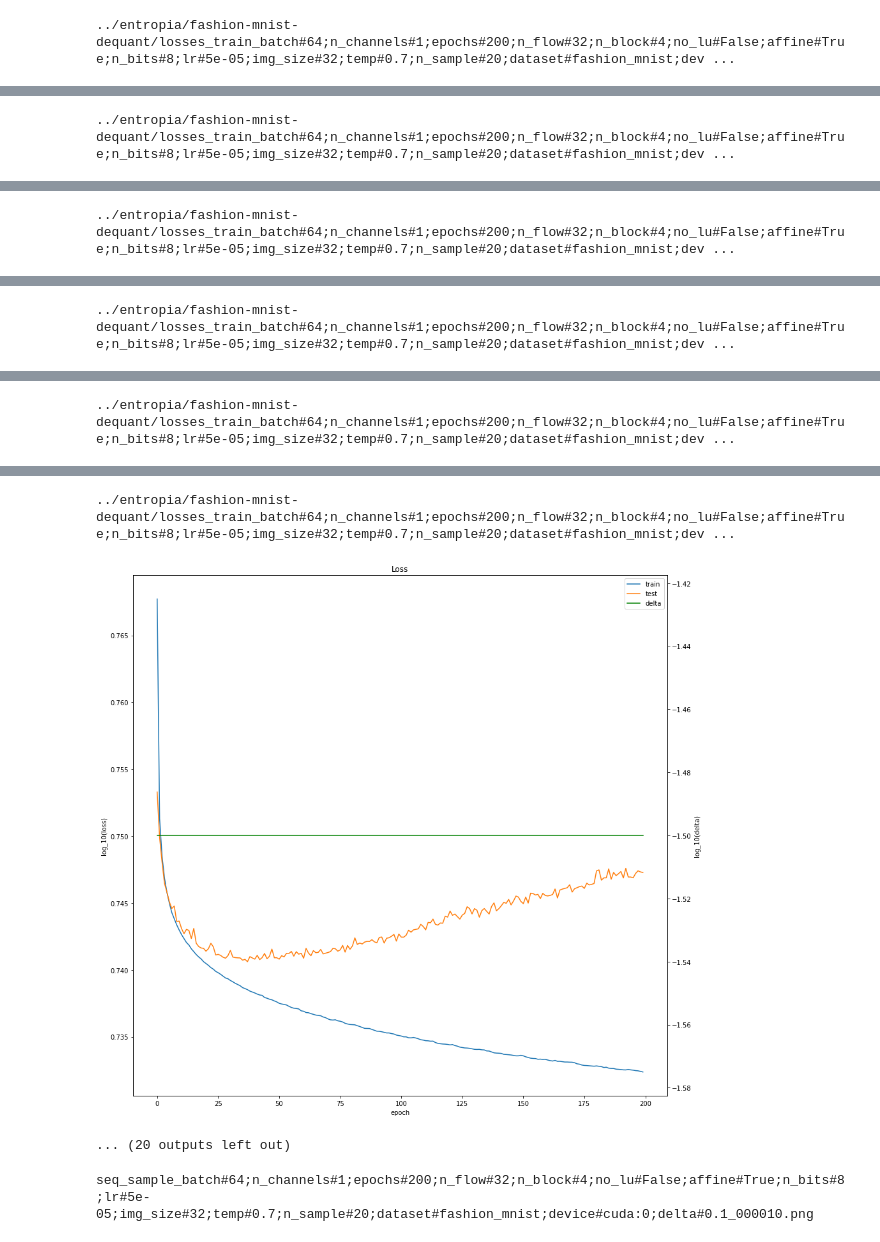
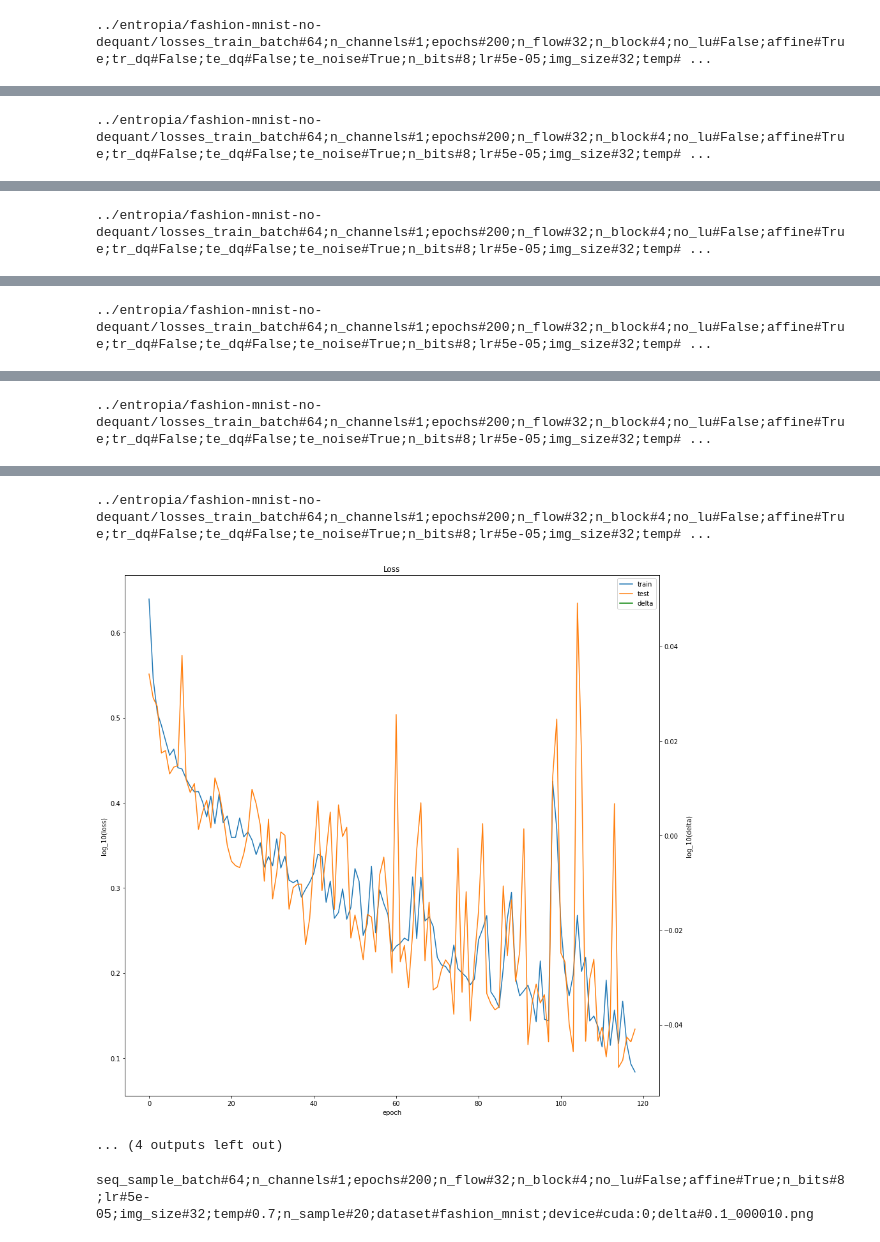
Before and after one commit to rosinality/glow-pytorch, a Jupyter notebook: notebooks/loss_plot.ipynb, the cells around one changed output, grey strips where cells are left out. Cells and saved outputs as stored; diff of their text form; code cells hidden in the pictures.

```diff
--- a/notebooks/loss_plot.ipynb
+++ b/notebooks/loss_plot.ipynb
@@ -41,10 +41,10 @@ def plot_diff_loss(filename, ylim=(0,0.02), start=0, window_length=1000):
         plt.ylim(ylim)
     plt.show()
 # %%
-directory = "fashion-mnist-dequant"
+directory = "fashion-mnist-no-dequant"
 
 for f in sorted(glob.glob(f"../entropia/{directory}/*train*")):
     print(f)
     plot_loss(f, start=0)
 # %% [output]
-../entropia/fashion-mnist-dequant/losses_train_batch#64;n_channels#1;epochs#200;n_flow#32;n_block#4;no_lu#False;affine#True;n_bits#8;lr#5e-05;img_size#32;temp#0.7;n_sample#20;dataset#fashion_mnist;dev ...
+../entropia/fashion-mnist-no-dequant/losses_train_batch#64;n_channels#1;epochs#200;n_flow#32;n_block#4;no_lu#False;affine#True;tr_dq#False;te_dq#False;te_noise#True;n_bits#8;lr#5e-05;img_size#32;temp# ...
@@ -52 +52 @@ for f in sorted(glob.glob(f"../entropia/{directory}/*train*")):
-../entropia/fashion-mnist-dequant/losses_train_batch#64;n_channels#1;epochs#200;n_flow#32;n_block#4;no_lu#False;affine#True;n_bits#8;lr#5e-05;img_size#32;temp#0.7;n_sample#20;dataset#fashion_mnist;dev ...
+../entropia/fashion-mnist-no-dequant/losses_train_batch#64;n_channels#1;epochs#200;n_flow#32;n_block#4;no_lu#False;affine#True;tr_dq#False;te_dq#False;te_noise#True;n_bits#8;lr#5e-05;img_size#32;temp# ...
@@ -54 +54 @@ for f in sorted(glob.glob(f"../entropia/{directory}/*train*")):
-../entropia/fashion-mnist-dequant/losses_train_batch#64;n_channels#1;epochs#200;n_flow#32;n_block#4;no_lu#False;affine#True;n_bits#8;lr#5e-05;img_size#32;temp#0.7;n_sample#20;dataset#fashion_mnist;dev ...
+../entropia/fashion-mnist-no-dequant/losses_train_batch#64;n_channels#1;epochs#200;n_flow#32;n_block#4;no_lu#False;affine#True;tr_dq#False;te_dq#False;te_noise#True;n_bits#8;lr#5e-05;img_size#32;temp# ...
@@ -56 +56 @@ for f in sorted(glob.glob(f"../entropia/{directory}/*train*")):
-../entropia/fashion-mnist-dequant/losses_train_batch#64;n_channels#1;epochs#200;n_flow#32;n_block#4;no_lu#False;affine#True;n_bits#8;lr#5e-05;img_size#32;temp#0.7;n_sample#20;dataset#fashion_mnist;dev ...
+../entropia/fashion-mnist-no-dequant/losses_train_batch#64;n_channels#1;epochs#200;n_flow#32;n_block#4;no_lu#False;affine#True;tr_dq#False;te_dq#False;te_noise#True;n_bits#8;lr#5e-05;img_size#32;temp# ...
@@ -58 +58 @@ for f in sorted(glob.glob(f"../entropia/{directory}/*train*")):
-../entropia/fashion-mnist-dequant/losses_train_batch#64;n_channels#1;epochs#200;n_flow#32;n_block#4;no_lu#False;affine#True;n_bits#8;lr#5e-05;img_size#32;temp#0.7;n_sample#20;dataset#fashion_mnist;dev ...
+../entropia/fashion-mnist-no-dequant/losses_train_batch#64;n_channels#1;epochs#200;n_flow#32;n_block#4;no_lu#False;affine#True;tr_dq#False;te_dq#False;te_noise#True;n_bits#8;lr#5e-05;img_size#32;temp# ...
@@ -60,6 +60,6 @@ for f in sorted(glob.glob(f"../entropia/{directory}/*train*")):
-../entropia/fashion-mnist-dequant/losses_train_batch#64;n_channels#1;epochs#200;n_flow#32;n_block#4;no_lu#False;affine#True;n_bits#8;lr#5e-05;img_size#32;temp#0.7;n_sample#20;dataset#fashion_mnist;dev ...
+../entropia/fashion-mnist-no-dequant/losses_train_batch#64;n_channels#1;epochs#200;n_flow#32;n_block#4;no_lu#False;affine#True;tr_dq#False;te_dq#False;te_noise#True;n_bits#8;lr#5e-05;img_size#32;temp# ...
-[figure, old version]
+[figure, new version]
-... (20 outputs left out)
+... (4 outputs left out)
 # %%
 n = 32
 for f in sorted(os.listdir(f"../entropia/{directory}/"), key=lambda x: x.split("_")[-1]):
```
Also changed, not shown: parts of 1 cell of this notebook, 1 other file.
